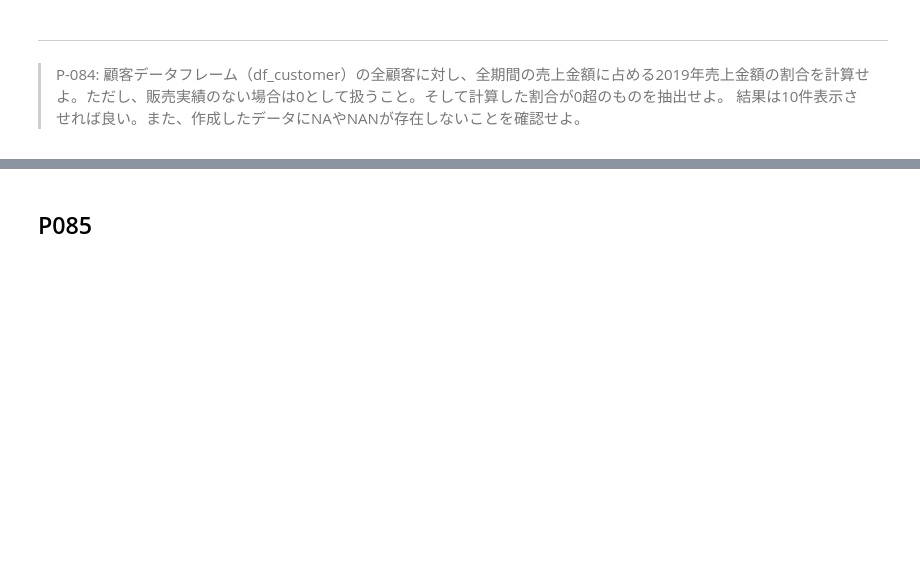
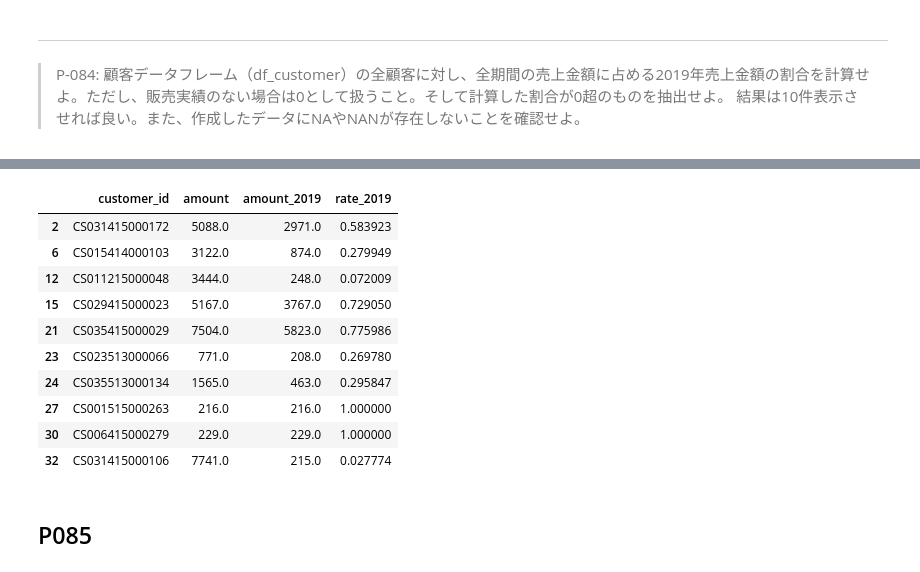
Before and after one commit to okusama27/koan, a Jupyter notebook: 100knock/submit/kame-chan/100_knock_Python(kame-chan).ipynb, the cells around one changed output, grey strips where cells are left out. Cells and saved outputs as stored; diff of their text form; code cells hidden in the pictures; blank space fills up the shorter version.

```diff
--- a/100knock/submit/kame-chan/100_knock_Python(kame-chan).ipynb
+++ b/100knock/submit/kame-chan/100_knock_Python(kame-chan).ipynb
@@ -2097,3 +2276,7 @@ df77_sum[(df77_sum["amount"] <= outlier_min) | (df77_sum["amount"] >= outlier_ma
 # %% [markdown]
 ---
 > P-084: 顧客データフレーム（df_customer）の全顧客に対し、全期間の売上金額に占める2019年売上金額の割合を計算せよ。ただし、販売実績のない場合は0として扱うこと。そして計算した割合が0超のものを抽出せよ。 結果は10件表示させれば良い。また、作成したデータにNAやNANが存在しないことを確認せよ。
+# %%
+df84_r = df_receipt.copy()
+df84_r_sum = df84_r.groupby("customer_id")[["amount"]].sum().reset_index()
+df84_r_sum.head()
@@ -2099,0 +2290,5 @@ df77_sum[(df77_sum["amount"] <= outlier_min) | (df77_sum["amount"] >= outlier_ma
+# %%
+df84_r_2019 = df_receipt[(df_receipt["sales_ymd"] >= 20190101) & (df_receipt["sales_ymd"] <= 20191231)]
+df84_r_2019_sum = df84_r_2019.groupby("customer_id")[["amount"]].sum().reset_index()
+df84_r_2019_sum.columns = ["customer_id", "amount_2019"]
+df84_r_2019_sum.head()
@@ -2099,0 +2302,6 @@ df77_sum[(df77_sum["amount"] <= outlier_min) | (df77_sum["amount"] >= outlier_ma
+# %%
+df84 = pd.merge(df_customer[["customer_id"]], df84_r_sum, how="left")
+df84 = pd.merge(df84, df84_r_2019_sum, how="left")
+df84["rate_2019"] = df84["amount_2019"] / df84["amount"]
+df84 = df84.fillna(0)
+df84.head()
@@ -2100,3 +2315,17 @@ df77_sum[(df77_sum["amount"] <= outlier_min) | (df77_sum["amount"] >= outlier_ma
+# %%
+df84[df84["rate_2019"] > 0].head(10)
+# %% [output]
+|  | customer_id | amount | amount_2019 | rate_2019 |
+| 2 | CS031415000172 | 5088.0 | 2971.0 | 0.583923 |
+| 6 | CS015414000103 | 3122.0 | 874.0 | 0.279949 |
+| 12 | CS011215000048 | 3444.0 | 248.0 | 0.072009 |
+| 15 | CS029415000023 | 5167.0 | 3767.0 | 0.729050 |
+| 21 | CS035415000029 | 7504.0 | 5823.0 | 0.775986 |
+| 23 | CS023513000066 | 771.0 | 208.0 | 0.269780 |
+| 24 | CS035513000134 | 1565.0 | 463.0 | 0.295847 |
+| 27 | CS001515000263 | 216.0 | 216.0 | 1.000000 |
+| 30 | CS006415000279 | 229.0 | 229.0 | 1.000000 |
+| 32 | CS031415000106 | 7741.0 | 215.0 | 0.027774 |
 # %% [markdown]
 ## P085
 # %% [markdown]
```
Also changed, not shown: parts of 29 cells of this notebook.
